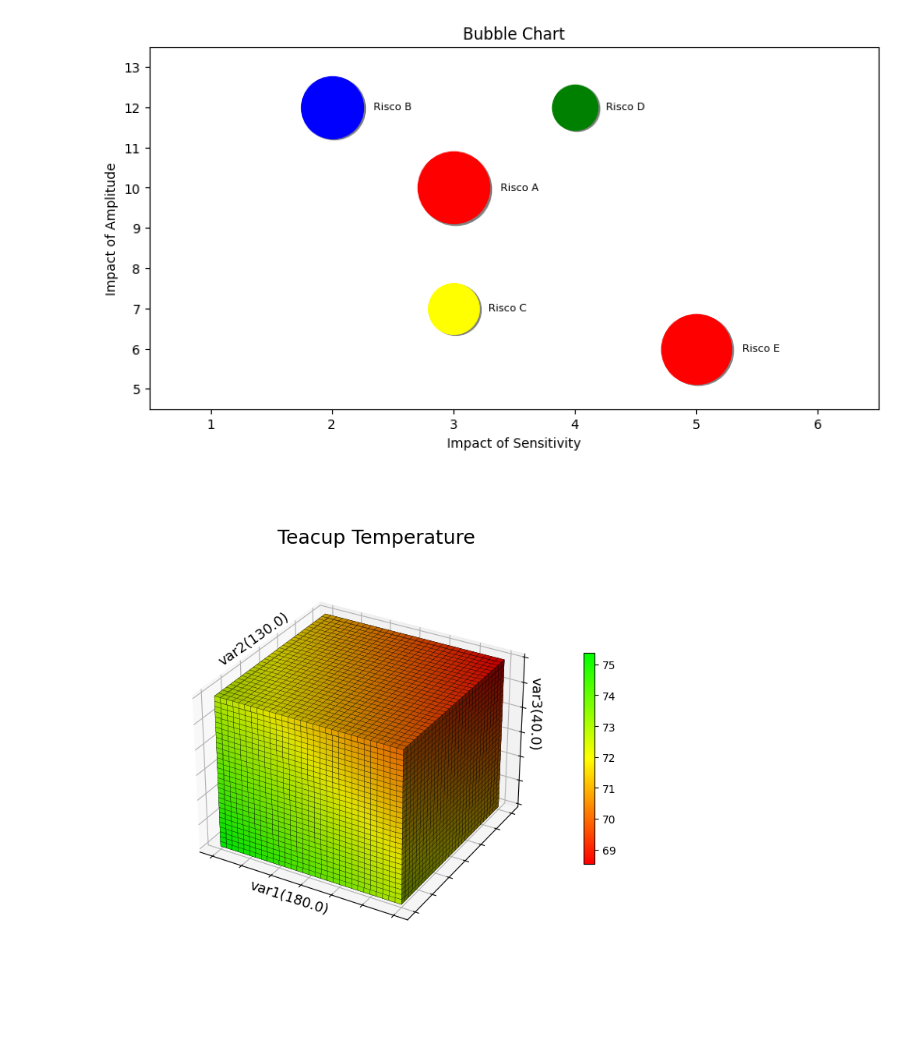
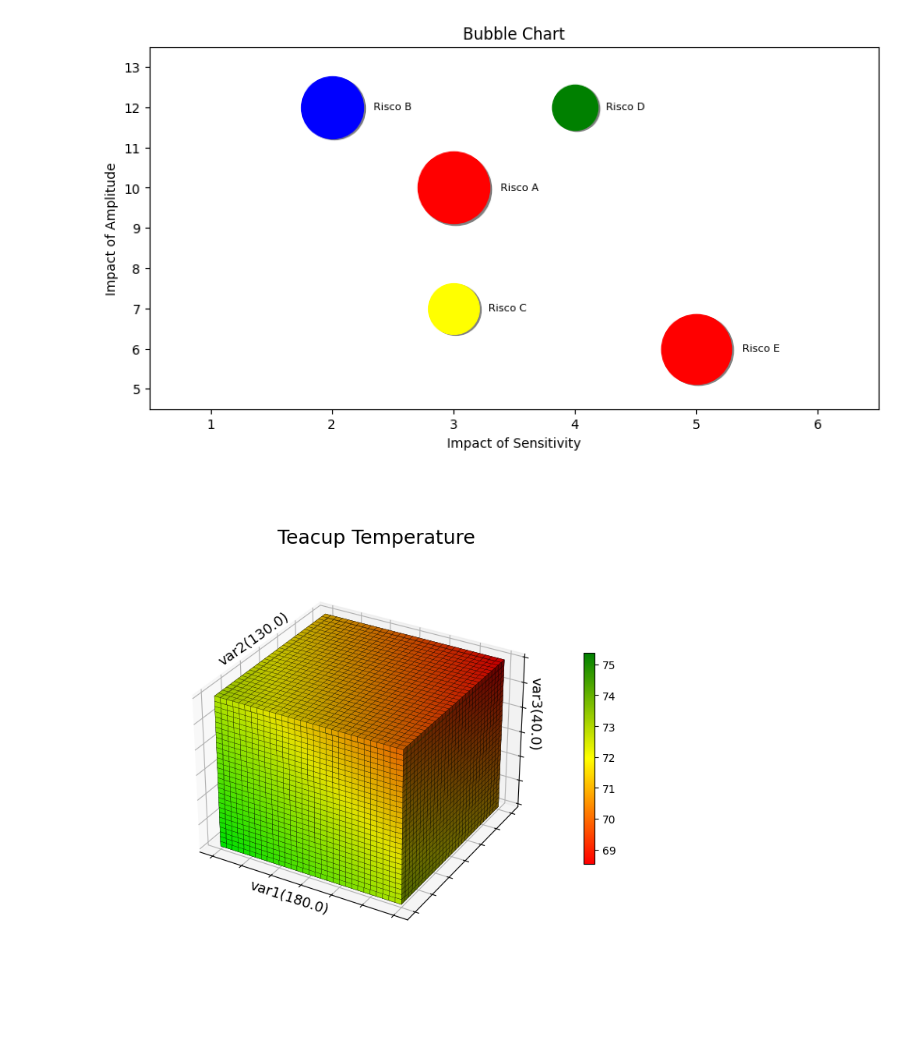
Before and after one commit to jhenrique04/GraphDynamics, a Jupyter notebook: Graphs.ipynb, the cells around one changed output. Drawn from its saved outputs; the diff is of its cells as text; code cells hidden in the pictures.

Commit message:
feat: change colorbar to be based on final values

```diff
--- a/Graphs.ipynb
+++ b/Graphs.ipynb
@@ -103,32 +103,36 @@ data = np.ones(axes, dtype=np.float32)
 x, y, z = np.meshgrid(np.linspace(0, 3, axes[0]),
                       np.linspace(0, 5, axes[1]),
                       np.linspace(0, 5, axes[2]))
 heatmap_data = x + y + z
 heatmap_normalized = (heatmap_data - heatmap_data.min()) / (heatmap_data.max() - heatmap_data.min())
 colors = custom_cmap(heatmap_normalized)
 
 # 3D Plotting
 fig = plt.figure(figsize=(7, 7))
 ax = fig.add_subplot(111, projection='3d')
 voxels = ax.voxels(data, facecolors=colors, alpha=1, edgecolor='k', linewidth=0.2)
 ax.set_xticklabels([])
 ax.set_yticklabels([])
 ax.set_zticklabels([])
 
 # 2D Plotting
 ax2d = fig.add_axes([0, 0, 1, 1], frameon=False)
 ax2d.set_xticks([])
 ax2d.set_yticks([])
 ax2d.text(0.5, 0.9, f'{variable_to_plot}', fontsize=18, fontweight='normal', ha='center', va='center')
 ax2d.text(0.34, 0.205, f'var1({initial_values[0]})', ha="center", va="bottom", fontsize=13, rotation=-18.2)
 ax2d.text(0.275, 0.66, f'var2({initial_values[1]})', ha="center", va="bottom", fontsize=13, rotation=35)
 ax2d.text(0.79, 0.51, f'var3({initial_values[2]})', ha="center", va="bottom", fontsize=13, rotation=268.5)
 
 # Colorbar
-sm = cm.ScalarMappable(cmap=custom_cmap.reversed(), norm=plt.Normalize(vmin=min_value, vmax=max_value))
+cmap_name_for_colorbar = "colorbar_heatmap"
+colors_for_colorbar = [(0, 'red'), (0.5, 'yellow'), (1, 'green')]
+colorbar_cmap = LinearSegmentedColormap.from_list(cmap_name_for_colorbar, colors_for_colorbar)
+sm = cm.ScalarMappable(cmap=colorbar_cmap, norm=plt.Normalize(vmin=min_value, vmax=max_value))
 sm.set_array([])
 fig.colorbar(sm, ax=ax, orientation='vertical', fraction=0.025, pad=0.1)
 
+
 plt.show()
 # %% [output]
-[figure, old version]
+[figure, new version]
```
